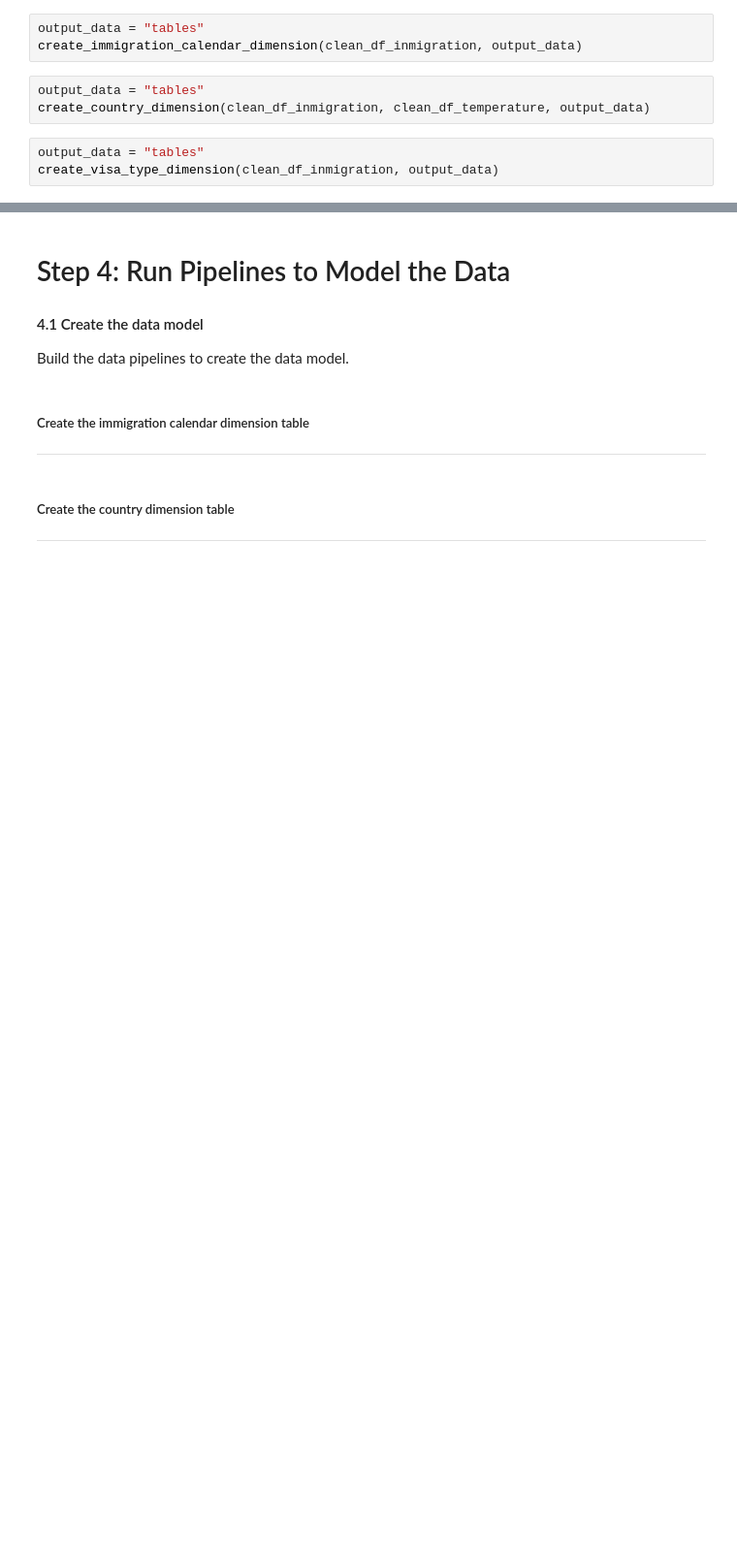
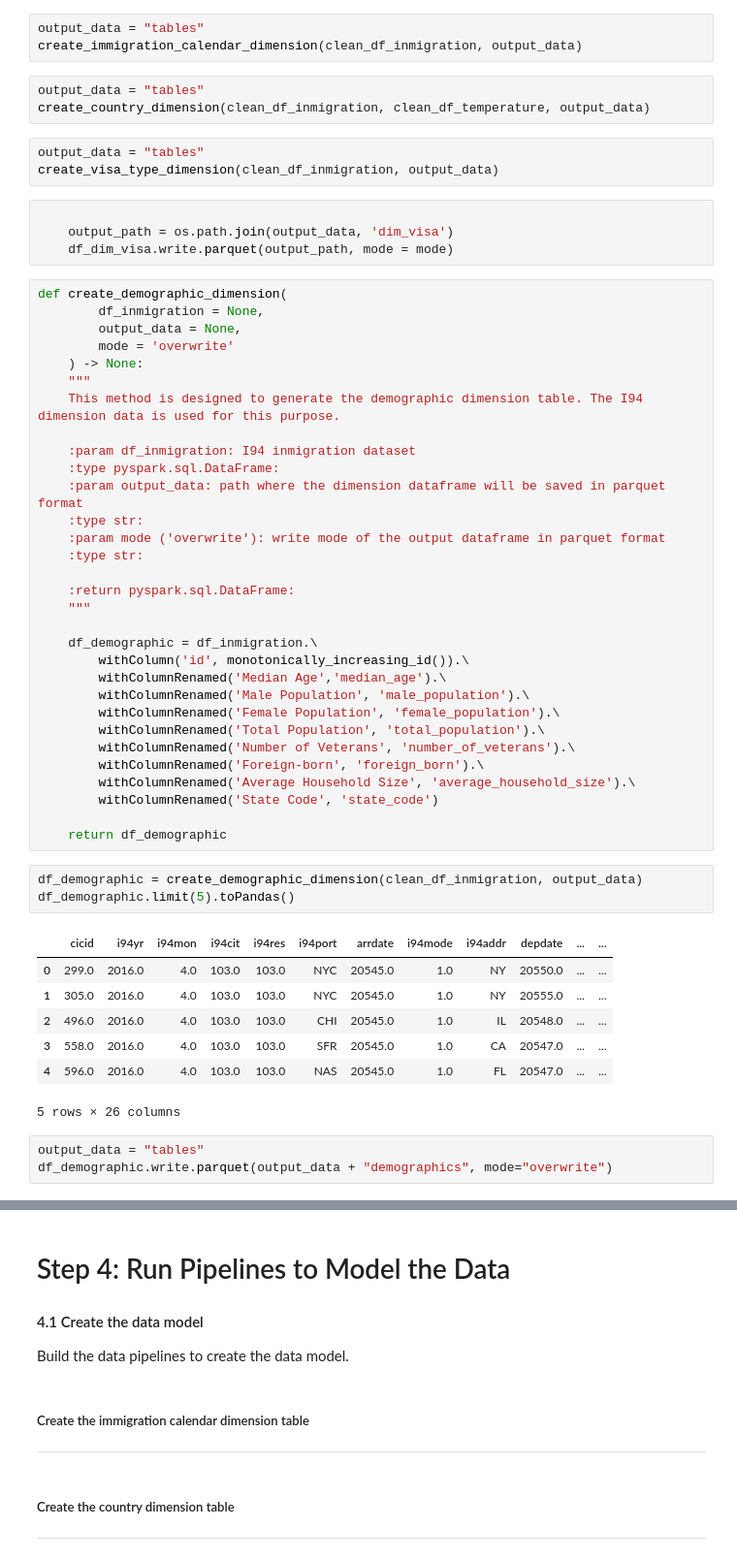
Before and after one commit to juferafo/UDE-capstone, a Jupyter notebook: Capstone-project.ipynb, the cells around one changed output, grey strips where cells are left out. Shown: that part at 97% size. Saved outputs shown, nothing was run; the diff lists cells and outputs as text; blank space fills up the shorter version.

Commit message:
dimension table inmigration tested

```diff
--- a/Capstone-project.ipynb
+++ b/Capstone-project.ipynb
@@ -633,3 +661,52 @@ create_country_dimension(clean_df_inmigration, clean_df_temperature, output_data
 # %%
 output_data = "tables"
 create_visa_type_dimension(clean_df_inmigration, output_data)
+# %%
+
+    output_path = os.path.join(output_data, 'dim_visa')
+    df_dim_visa.write.parquet(output_path, mode = mode)
+# %%
+def create_demographic_dimension(
+        df_inmigration = None,
+        output_data = None,
+        mode = 'overwrite'
+    ) -> None:
+    """
+    This method is designed to generate the demographic dimension table. The I94 dimension data is used for this purpose.
+
+    :param df_inmigration: I94 inmigration dataset
+    :type pyspark.sql.DataFrame:
+    :param output_data: path where the dimension dataframe will be saved in parquet format
+    :type str:
+    :param mode ('overwrite'): write mode of the output dataframe in parquet format
+    :type str:
+
+    :return pyspark.sql.DataFrame:
+    """
+
+    df_demographic = df_inmigration.\
+        withColumn('id', monotonically_increasing_id()).\
+        withColumnRenamed('Median Age','median_age').\
+        withColumnRenamed('Male Population', 'male_population').\
+        withColumnRenamed('Female Population', 'female_population').\
+        withColumnRenamed('Total Population', 'total_population').\
+        withColumnRenamed('Number of Veterans', 'number_of_veterans').\
+        withColumnRenamed('Foreign-born', 'foreign_born').\
+        withColumnRenamed('Average Household Size', 'average_household_size').\
+        withColumnRenamed('State Code', 'state_code')
+
+    return df_demographic
+# %%
+df_demographic = create_demographic_dimension(clean_df_inmigration, output_data)
+df_demographic.limit(5).toPandas()
+# %% [output]
+|  | cicid | i94yr | i94mon | i94cit | i94res | i94port | arrdate | i94mode | i94addr | depdate | ... | ... |
+| 0 | 299.0 | 2016.0 | 4.0 | 103.0 | 103.0 | NYC | 20545.0 | 1.0 | NY | 20550.0 | ... | ... |
+| 1 | 305.0 | 2016.0 | 4.0 | 103.0 | 103.0 | NYC | 20545.0 | 1.0 | NY | 20555.0 | ... | ... |
+| 2 | 496.0 | 2016.0 | 4.0 | 103.0 | 103.0 | CHI | 20545.0 | 1.0 | IL | 20548.0 | ... | ... |
+| 3 | 558.0 | 2016.0 | 4.0 | 103.0 | 103.0 | SFR | 20545.0 | 1.0 | CA | 20547.0 | ... | ... |
+| 4 | 596.0 | 2016.0 | 4.0 | 103.0 | 103.0 | NAS | 20545.0 | 1.0 | FL | 20547.0 | ... | ... |
+5 rows × 26 columns
+# %%
+output_data = "tables"
+df_demographic.write.parquet(output_data + "demographics", mode="overwrite")
```
Also changed, not shown: parts of 11 cells of this notebook.
